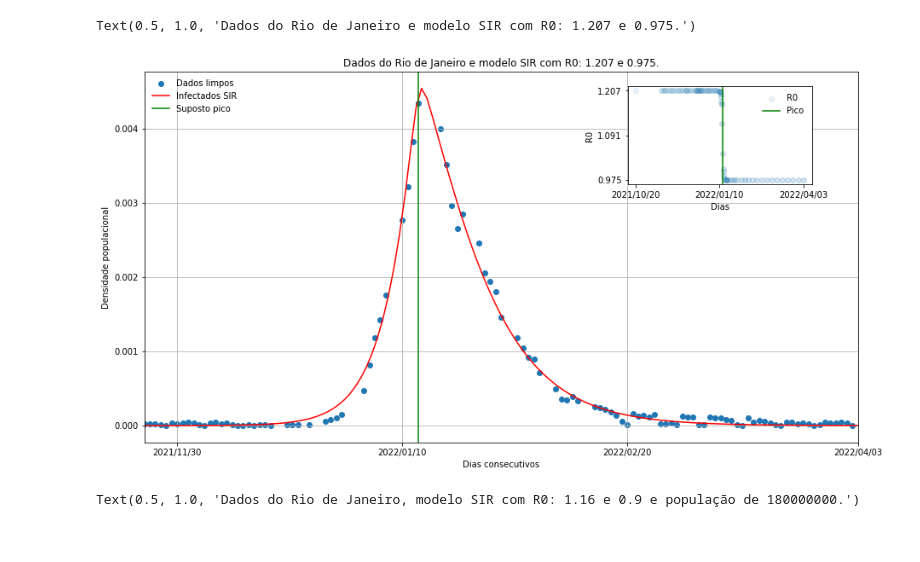
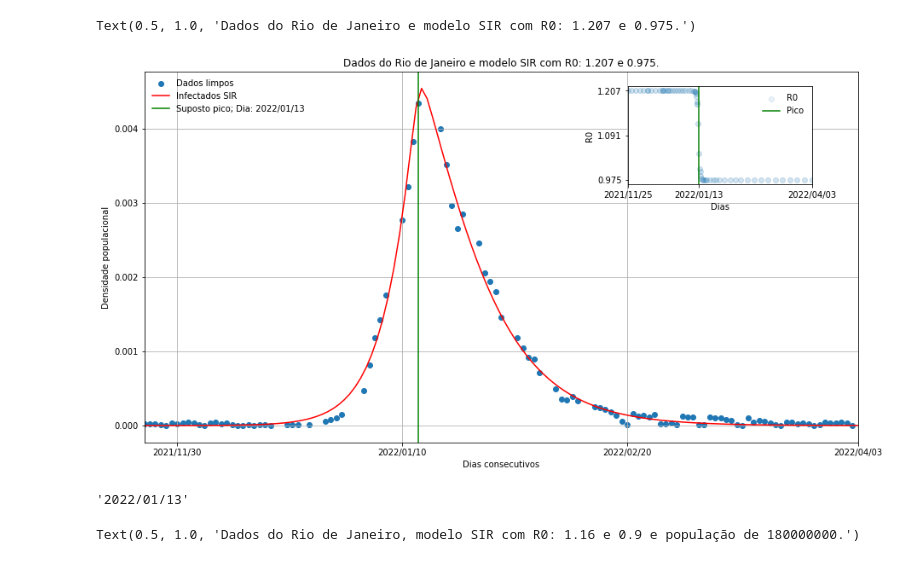
Before and after one commit to isplay/projeto_propagacao_epidemias, a Jupyter notebook: Códigos/Mofificando_o_modelo_SIR.ipynb, the cells around one changed output. Cells and saved outputs as stored; diff of their text form; code cells hidden in the pictures.

```diff
--- a/Códigos/Mofificando_o_modelo_SIR.ipynb
+++ b/Códigos/Mofificando_o_modelo_SIR.ipynb
@@ -72,38 +75,49 @@ ax.scatter(dados0_x_rio, dados0_y_rio, alpha=1, label='Dados limpos')
 
 #ax.plot(res.t, res.y[0],'g', label='Sus')
 ax.plot(res.t, res.y[1], 'r', label='Infectados SIR')
 #ax.plot(res.t, res.y[2], 'b', label='Rec')
-ax.axvline(t_pico, color='g',label='Suposto pico')
+ax.axvline(t_pico, color='g',label=f"Suposto pico; Dia: {dados0.loc[t_pico]['Datas']}")
 #ax.plot(list_t, list_R0)
 
 ax.grid(True)
 ax.set_ylabel('Densidade populacional')
 ax.set_xlabel('Dias consecutivos')
 ax.legend(frameon=False, loc='upper left')
 label = [dados0.loc[oeste]['Datas'],dados0.loc[um_quarto]['Datas'],dados0.loc[meio]['Datas'],
           dados0.loc[tres_quartos]['Datas'],dados0.loc[leste]['Datas']]
 ax.set_xticks([oeste,um_quarto,meio,tres_quartos,leste], labels=label)
 
 
 
 ax2 = plt.axes([0.65,0.65,0.2,0.2])
 ax2.scatter(list_t, list_R0, alpha=0.1,label='R0')
 ax2.set_ylabel('R0')
 ax2.set_xlabel('Dias')
 ax2.axvline(t_pico, color='g',label='Pico')
 ax2.set_yticks([coef_sub+1,coef_des+1, (coef_des+1 + coef_sub+1)/2 ])
-label2 = [dados0.loc[oeste]['Datas'],dados0.loc[meio]['Datas'],dados0.loc[leste]['Datas']]
-ax2.set_xticks([oeste,meio,leste], labels=label2)
+label2 = [dados0.loc[x_esq]['Datas'],dados0.loc[t_pico]['Datas'],dados0.loc[x_dir]['Datas']]
 ax2.legend(frameon=False)
+
 
 #ax.set_ylim([0,5e-3])
 
 #plt.yscale('log')
-ax.set_xlim([650,780])
+
+x_esq = 650
+x_dir = 780
+
+ax2.set_xticks([x_esq,t_pico,x_dir], labels=label2)
+
+ax2.set_xlim([x_esq,x_dir])
+ax.set_xlim([x_esq,x_dir])
 ax.set_title(f'Dados do Rio de Janeiro e modelo SIR com R0: {coef_sub + 1} e {coef_des + 1}.')
 # %% [output]
 Text(0.5, 1.0, 'Dados do Rio de Janeiro e modelo SIR com R0: 1.207 e 0.975.')
-[figure, old version]
+[figure, new version]
+# %%
+dados0.loc[t_pico]['Datas']
+# %% [output]
+'2022/01/13'
 # %%
 # SIR
 
```
Also changed, not shown: parts of 2 cells of this notebook, 6 other files.
